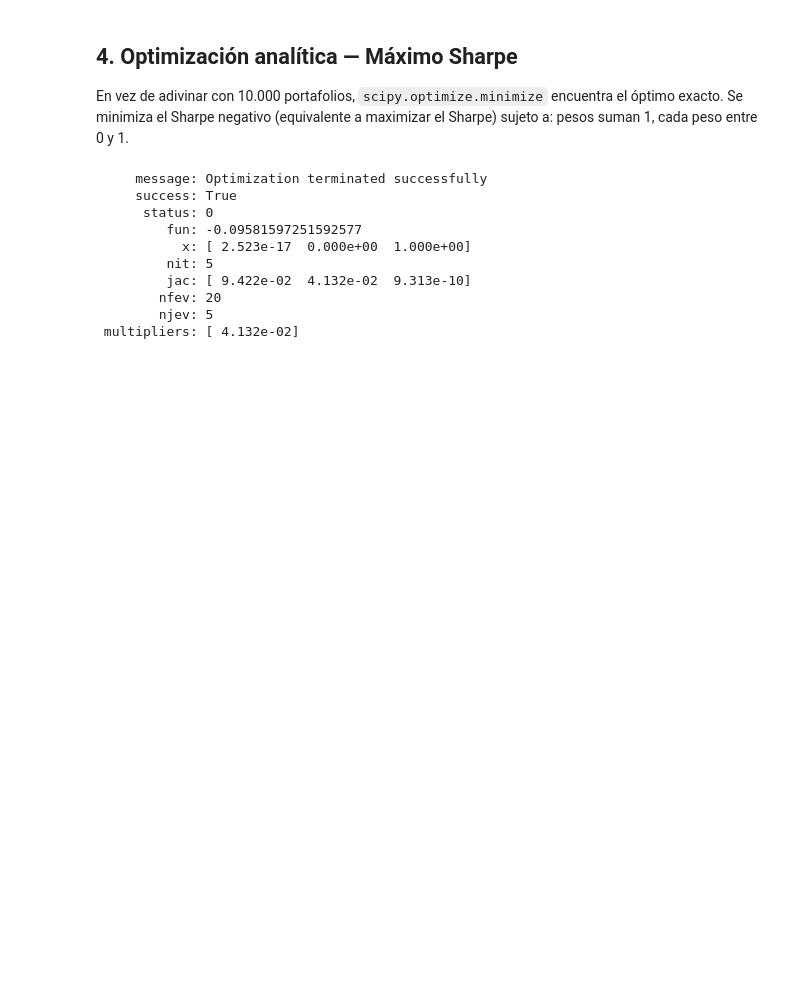
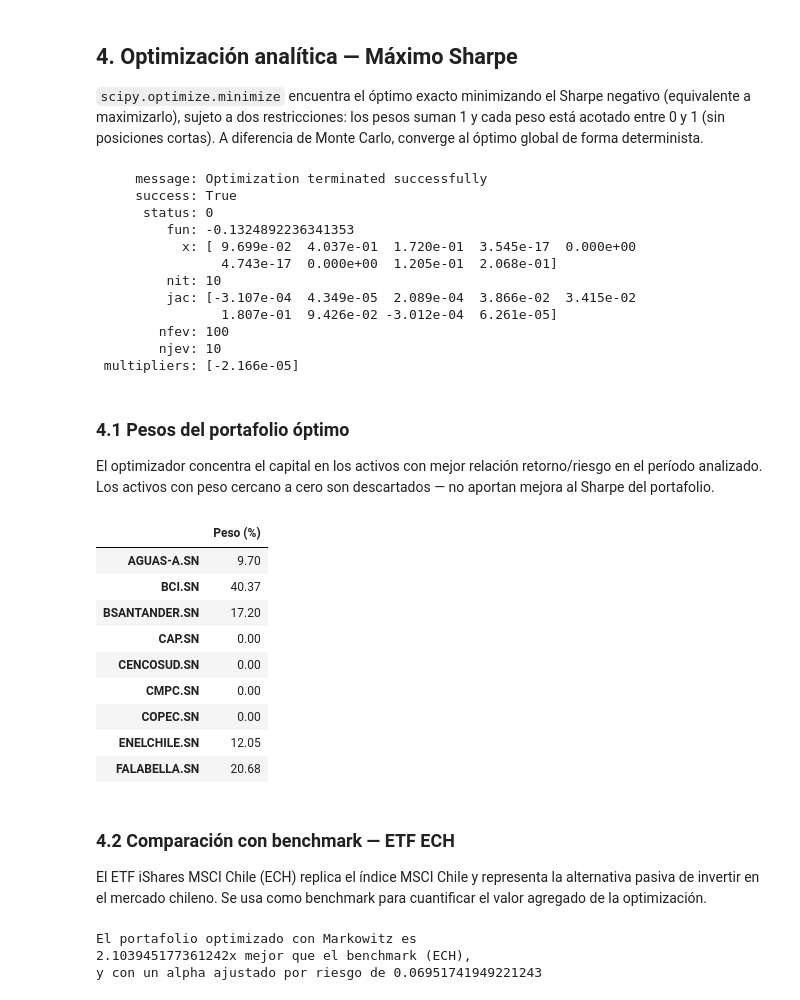
Before and after one commit to pablovergaraw/quant-journey-pablo, a Jupyter notebook: 02_markowitz.ipynb, the cells around one changed output. Saved outputs shown, nothing was run; the diff lists cells and outputs as text; code cells hidden in the pictures; blank space fills up the shorter version.

```diff
--- a/02_markowitz.ipynb
+++ b/02_markowitz.ipynb
@@ -103,3 +156,3 @@ Pesos: [0.00126902 0.03043088 0.9683001 ]
 # %%
-def sharpe_negativo(pesos):
-    return -(funcion_definicon(pesos)[0])
+def sharpe_negativo(vector_pesos):
+    return -(funcion_definicon(vector_pesos)[0])
@@ -106,21 +162,24 @@ def sharpe_negativo(pesos):
 # %% [markdown]
 ## 4. Optimización analítica — Máximo Sharpe
 
-En vez de adivinar con 10.000 portafolios, `scipy.optimize.minimize` encuentra el óptimo exacto. Se minimiza el Sharpe negativo (equivalente a maximizar el Sharpe) sujeto a: pesos suman 1, cada peso entre 0 y 1.
+`scipy.optimize.minimize` encuentra el óptimo exacto minimizando el Sharpe negativo (equivalente a maximizarlo), sujeto a dos restricciones: los pesos suman 1 y cada peso está acotado entre 0 y 1 (sin posiciones cortas). A diferencia de Monte Carlo, converge al óptimo global de forma determinista.
 # %%
-sop.minimize(sharpe_negativo,
-            x0 = [1/3, 1/3, 1/3],
+resultados_markowitz = sop.minimize(sharpe_negativo,
+            x0 = [1/9, 1/9, 1/9, 1/9, 1/9, 1/9, 1/9, 1/9, 1/9],
             constraints={'type': 'eq', 'fun': lambda w: w.sum() - 1},
-            bounds=[(0, 1), (0, 1), (0, 1)]
+            bounds=[(0, 1), (0, 1), (0, 1), (0, 1), (0, 1), (0, 1), (0, 1), (0, 1), (0, 1)]
         )
+resultados_markowitz
 # %% [output]
      message: Optimization terminated successfully
      success: True
       status: 0
-         fun: -0.09581597251592577
-           x: [ 2.523e-17  0.000e+00  1.000e+00]
-         nit: 5
-         jac: [ 9.422e-02  4.132e-02  9.313e-10]
-        nfev: 20
-        njev: 5
- multipliers: [ 4.132e-02]
+         fun: -0.1324892236341353
+           x: [ 9.699e-02  4.037e-01  1.720e-01  3.545e-17  0.000e+00
+                4.743e-17  0.000e+00  1.205e-01  2.068e-01]
+         nit: 10
+         jac: [-3.107e-04  4.349e-05  2.089e-04  3.866e-02  3.415e-02
+                1.807e-01  9.426e-02 -3.012e-04  6.261e-05]
+        nfev: 100
+        njev: 10
+ multipliers: [-2.166e-05]
@@ -130,0 +186,36 @@ def funcion_dst(pesos):
+# %% [markdown]
+### 4.1 Pesos del portafolio óptimo
+
+El optimizador concentra el capital en los activos con mejor relación retorno/riesgo en el período analizado. Los activos con peso cercano a cero son descartados — no aportan mejora al Sharpe del portafolio.
+# %%
+tabla_pesos_optima = pd.DataFrame(
+    (resultados_markowitz.x * 100).round(2),
+    index=lista_nombre_acciones,
+    columns=["Peso (%)"]
+)
+tabla_pesos_optima
+# %% [output]
+|  | Peso (%) |
+| AGUAS-A.SN | 9.70 |
+| BCI.SN | 40.37 |
+| BSANTANDER.SN | 17.20 |
+| CAP.SN | 0.00 |
+| CENCOSUD.SN | 0.00 |
+| CMPC.SN | 0.00 |
+| COPEC.SN | 0.00 |
+| ENELCHILE.SN | 12.05 |
+| FALABELLA.SN | 20.68 |
+# %% [markdown]
+### 4.2 Comparación con benchmark — ETF ECH
+
+El ETF iShares MSCI Chile (ECH) replica el índice MSCI Chile y representa la alternativa pasiva de invertir en el mercado chileno. Se usa como benchmark para cuantificar el valor agregado de la optimización.
+# %%
+retornos_diarios_ech = datos_ech["Close"].pct_change().mean()
+dst_ech = datos_ech["Close"].pct_change().std()
+sharpe_ech = (retornos_diarios_ech/dst_ech).values[0]
+print("El portafolio optimizado con Markowitz es \n" + str(-resultados_markowitz.fun/sharpe_ech)+
+       "x mejor que el benchmark (ECH), \ny con un alpha ajustado por riesgo de", -resultados_markowitz.fun - sharpe_ech)
+# %% [output]
+El portafolio optimizado con Markowitz es
+2.103945177361242x mejor que el benchmark (ECH),
+y con un alpha ajustado por riesgo de 0.06951741949221243
```
Also changed, not shown: parts of 29 cells of this notebook, 3 other files.
